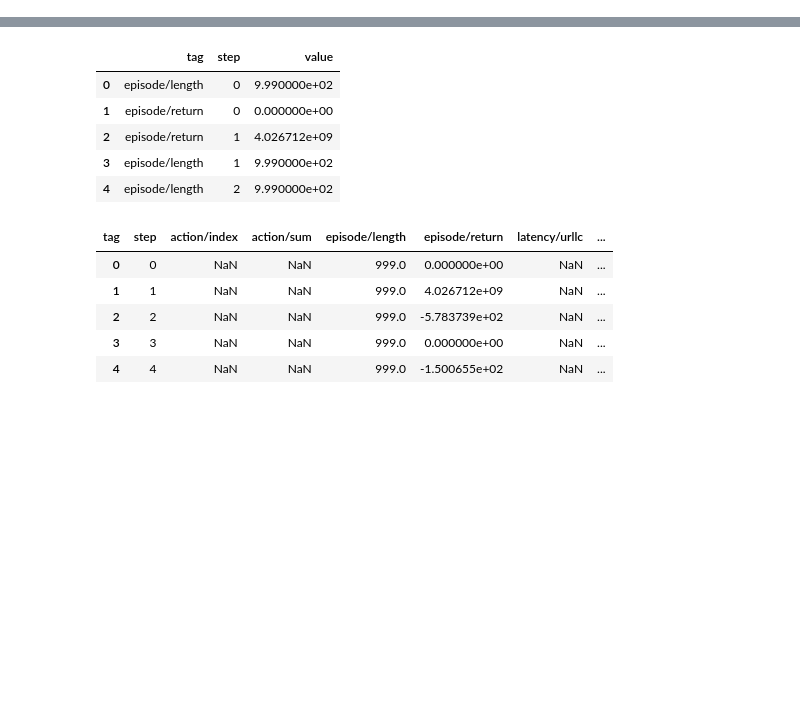
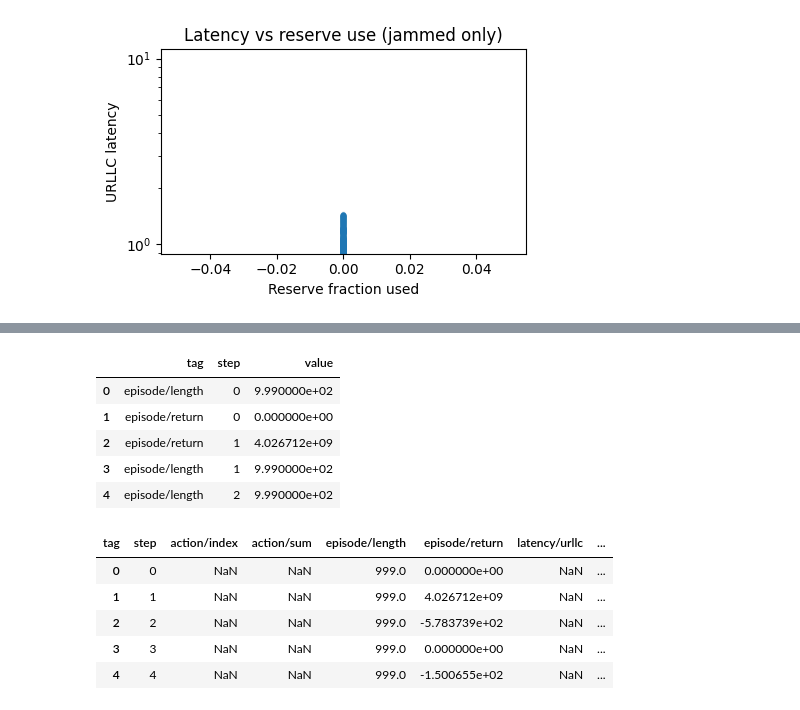
Before and after one commit to ElaheDlv/Resilient_PRB_allocation, a Jupyter notebook: backend/notebooks/validation.ipynb, the cells around one changed output, grey strips where cells are left out. Cells and saved outputs as stored; diff of their text form; code cells hidden in the pictures; blank space fills up the shorter version.

```diff
--- a/backend/notebooks/validation.ipynb
+++ b/backend/notebooks/validation.ipynb
@@ -49,0 +117,12 @@ episode/length
+# %%
+data = run[run["jammed"]]
+plt.figure(figsize=(4.5,3))
+plt.scatter(data["prb/reserve_fraction"], data["latency/urllc"], alpha=0.2, s=10)
+plt.yscale("log")
+plt.xlabel("Reserve fraction used")
+plt.ylabel("URLLC latency")
+plt.title("Latency vs reserve use (jammed only)")
+plt.tight_layout()
+plt.show()
+# %% [output]
+[figure, added]
```
Also changed, not shown: parts of 32 cells of this notebook, 2 other files.
